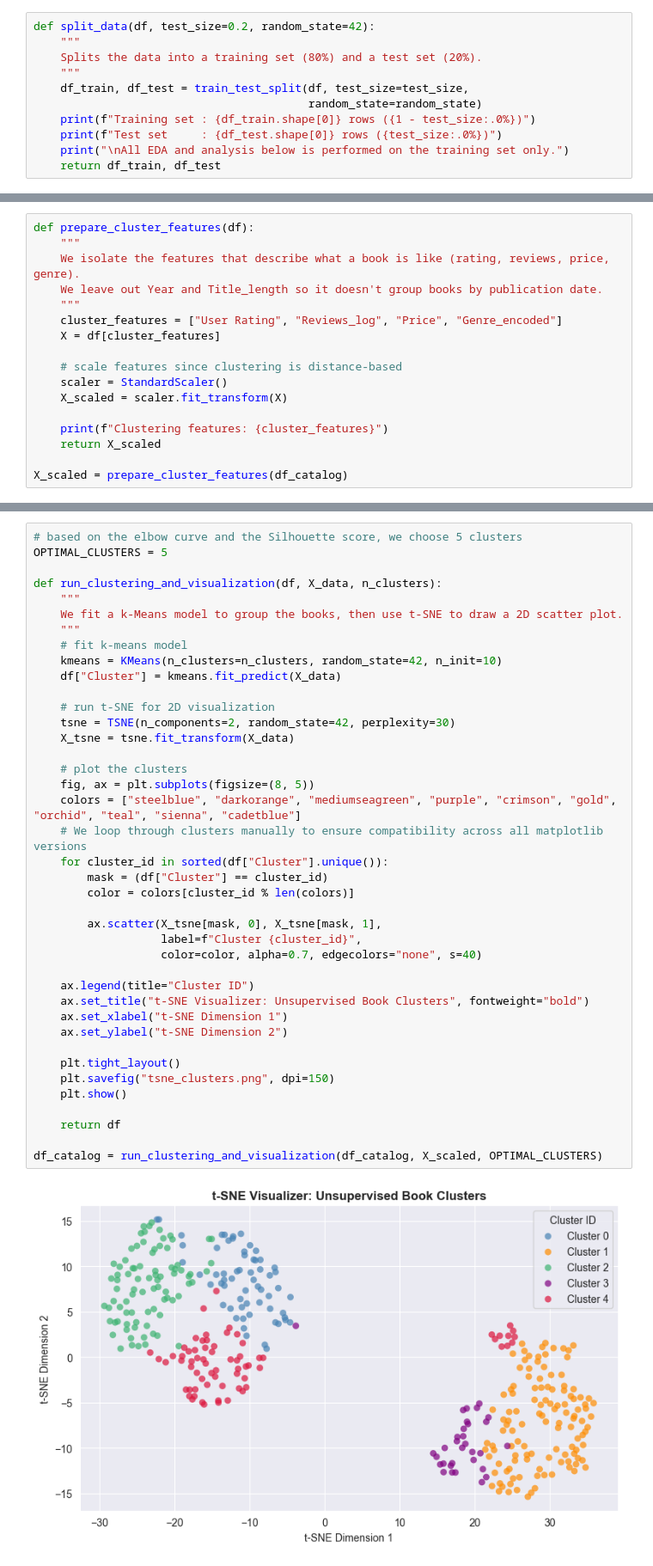
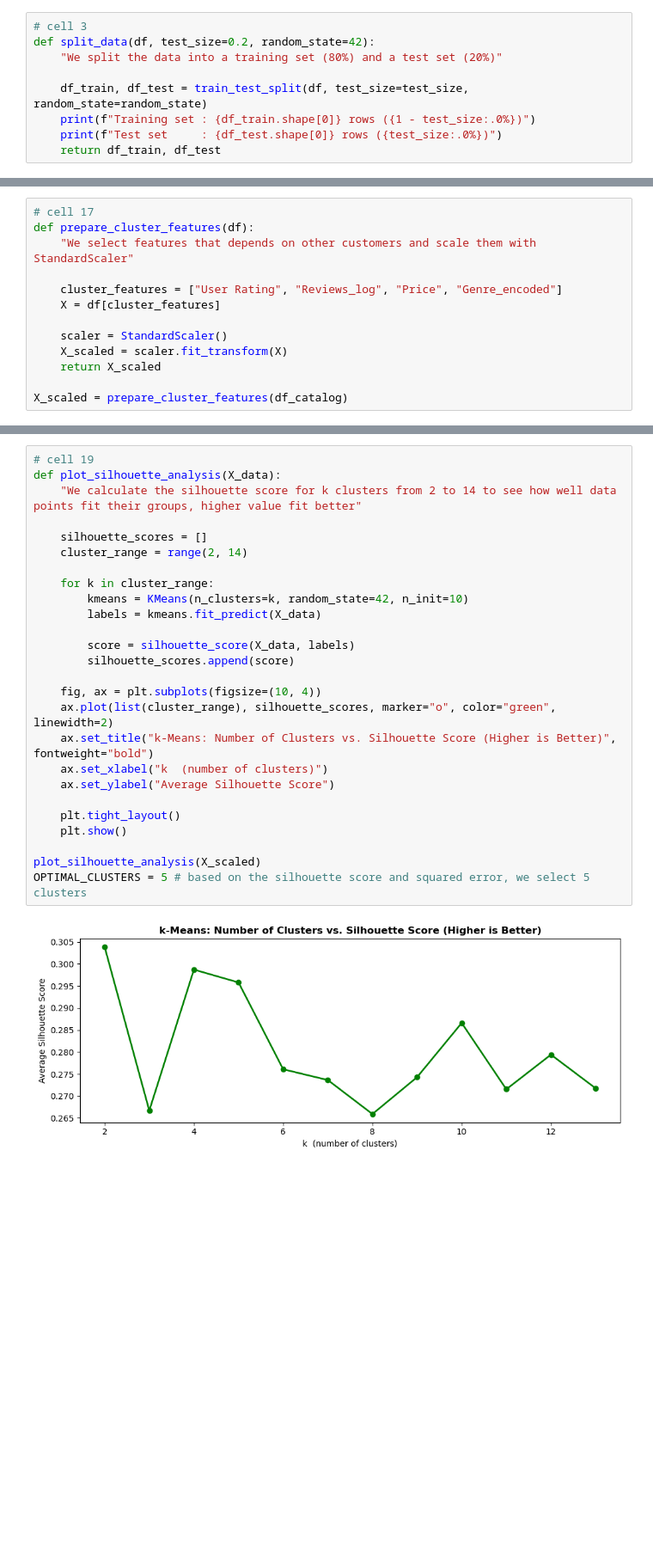
Before and after one commit to antonnoel/book-price-prediction, a Jupyter notebook: book-price-analysis-anton-bozoki.ipynb, the cells around one changed output, grey strips where cells are left out. Shown at 86% size. Cells and saved outputs as stored; diff of their text form; blank space fills up the shorter version.

Commit message:
Rephrased comments and changed things in the plots

```diff
--- a/book-price-analysis-anton-bozoki.ipynb
+++ b/book-price-analysis-anton-bozoki.ipynb
@@ -76,14 +50,12 @@ Final shape: (557, 7)
 | 3 | 1984 (Signet Classics) | George Orwell | 4.7 | 21424 | 6 | 2017 | Fiction |
 | 4 | 5,000 Awesome Facts (About Everyt... | National Geographic Kids | 4.8 | 7665 | 12 | 2019 | Non Fiction |
 # %%
+# cell 3
 def split_data(df, test_size=0.2, random_state=42):
-    """
-    Splits the data into a training set (80%) and a test set (20%).
-    """
-    df_train, df_test = train_test_split(df, test_size=test_size,
-                                         random_state=random_state)
+    "We split the data into a training set (80%) and a test set (20%)"
+
+    df_train, df_test = train_test_split(df, test_size=test_size, random_state=random_state)
     print(f"Training set : {df_train.shape[0]} rows ({1 - test_size:.0%})")
     print(f"Test set     : {df_test.shape[0]} rows ({test_size:.0%})")
-    print("\nAll EDA and analysis below is performed on the training set only.")
     return df_train, df_test
 # %%
@@ -566,17 +360,13 @@ Master Catalog Shape: (366, 10)
 # %%
+# cell 17
 def prepare_cluster_features(df):
-    """
-    We isolate the features that describe what a book is like (rating, reviews, price, genre).
-    We leave out Year and Title_length so it doesn't group books by publication date.
-    """
+    "We select features that depends on other customers and scale them with StandardScaler"
+
     cluster_features = ["User Rating", "Reviews_log", "Price", "Genre_encoded"]
     X = df[cluster_features]
 
-    # scale features since clustering is distance-based
     scaler = StandardScaler()
     X_scaled = scaler.fit_transform(X)
-
-    print(f"Clustering features: {cluster_features}")
     return X_scaled
 
 X_scaled = prepare_cluster_features(df_catalog)
@@ -614,43 +398,29 @@ plot_silhouette_analysis(X_scaled)
 # %%
-# based on the elbow curve and the Silhouette score, we choose 5 clusters
-OPTIMAL_CLUSTERS = 5
+# cell 19
+def plot_silhouette_analysis(X_data):
+    "We calculate the silhouette score for k clusters from 2 to 14 to see how well data points fit their groups, higher value fit better"
 
-def run_clustering_and_visualization(df, X_data, n_clusters):
-    """
-    We fit a k-Means model to group the books, then use t-SNE to draw a 2D scatter plot.
-    """
-    # fit k-means model
-    kmeans = KMeans(n_clusters=n_clusters, random_state=42, n_init=10)
-    df["Cluster"] = kmeans.fit_predict(X_data)
+    silhouette_scores = []
+    cluster_range = range(2, 14)
 
-    # run t-SNE for 2D visualization
-    tsne = TSNE(n_components=2, random_state=42, perplexity=30)
-    X_tsne = tsne.fit_transform(X_data)
+    for k in cluster_range:
+        kmeans = KMeans(n_clusters=k, random_state=42, n_init=10)
+        labels = kmeans.fit_predict(X_data)
 
-    # plot the clusters
-    fig, ax = plt.subplots(figsize=(8, 5))
-    colors = ["steelblue", "darkorange", "mediumseagreen", "purple", "crimson", "gold", "orchid", "teal", "sienna", "cadetblue"]
-    # We loop through clusters manually to ensure compatibility across all matplotlib versions
-    for cluster_id in sorted(df["Cluster"].unique()):
-        mask = (df["Cluster"] == cluster_id)
-        color = colors[cluster_id % len(colors)]
+        score = silhouette_score(X_data, labels)
+        silhouette_scores.append(score)
 
-        ax.scatter(X_tsne[mask, 0], X_tsne[mask, 1],
-                   label=f"Cluster {cluster_id}",
-                   color=color, alpha=0.7, edgecolors="none", s=40)
-
-    ax.legend(title="Cluster ID")
-    ax.set_title("t-SNE Visualizer: Unsupervised Book Clusters", fontweight="bold")
-    ax.set_xlabel("t-SNE Dimension 1")
-    ax.set_ylabel("t-SNE Dimension 2")
+    fig, ax = plt.subplots(figsize=(10, 4))
+    ax.plot(list(cluster_range), silhouette_scores, marker="o", color="green", linewidth=2)
+    ax.set_title("k-Means: Number of Clusters vs. Silhouette Score (Higher is Better)", fontweight="bold")
+    ax.set_xlabel("k  (number of clusters)")
+    ax.set_ylabel("Average Silhouette Score")
 
     plt.tight_layout()
-    plt.savefig("tsne_clusters.png", dpi=150)
     plt.show()
 
-    return df
-
-df_catalog = run_clustering_and_visualization(df_catalog, X_scaled, OPTIMAL_CLUSTERS)
+plot_silhouette_analysis(X_scaled)
+OPTIMAL_CLUSTERS = 5 # based on the silhouette score and squared error, we select 5 clusters
 # %% [output]
-[figure, old version]
+[figure, new version]
 # %%
```
Also changed, not shown: parts of 24 cells of this notebook, 3 other files.
